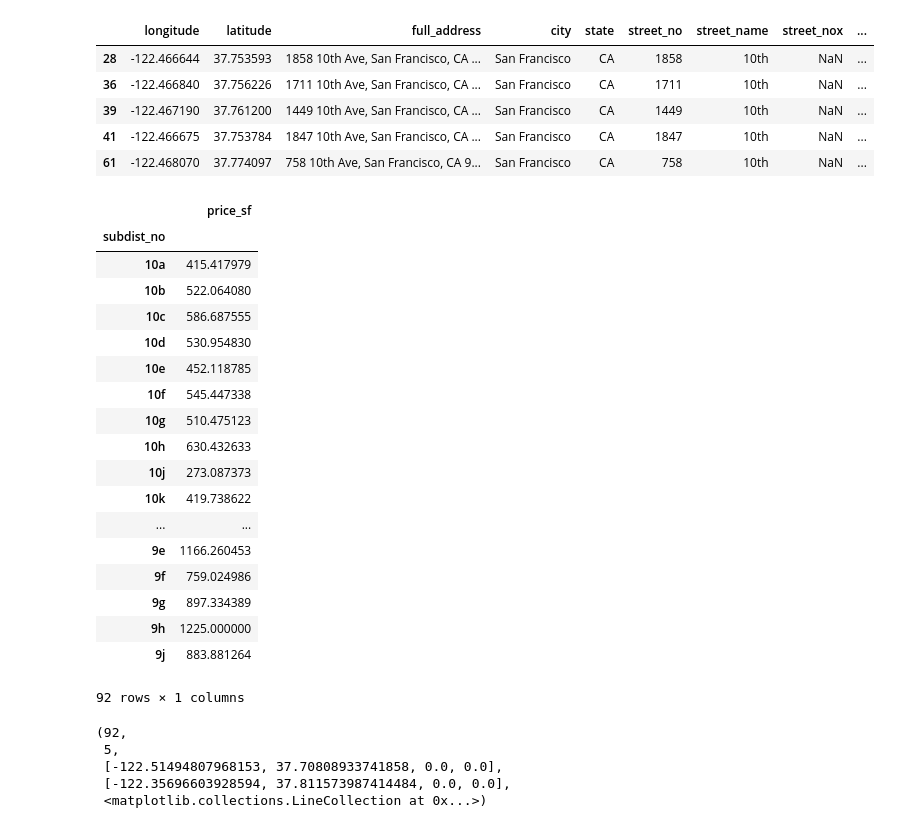
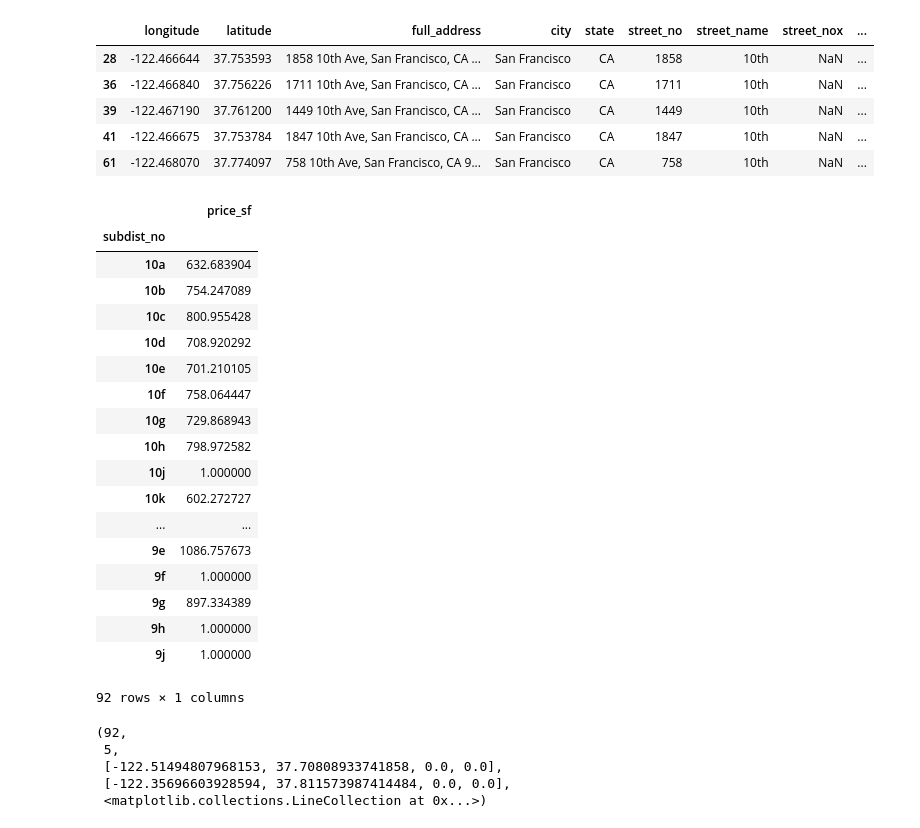
Before and after one commit to Ahdeny/SF_Real_Estate_Project, a Jupyter notebook: SF Map Code Master.ipynb, the cells around one changed output. Drawn from its saved outputs; the diff is of its cells as text; code cells hidden in the pictures.

```diff
--- a/SF Map Code Master.ipynb
+++ b/SF Map Code Master.ipynb
@@ -111,8 +111,11 @@ dtype: object
 # %%
 # Fill sf zero values with the average sf by bedroom
 averagesf_data = temp_data.groupby('beds').sf.mean()
-temp_data.loc[(temp_data['sf'] == 0) & temp_data['beds'] == 0, 'sf'] = averagesf_data.loc[0]
 
-x = temp_data[temp_data['beds'] == 0]
+# Use average sf by bedroom for each 0 value in each bedroom group
+for i in range(0, 9):
+  temp_data.loc[(temp_data['sf'] == 0) & (temp_data['beds'] == i), 'sf'] = averagesf_data.loc[i]
 
-x.head()
+# Use 10,000sf for anything over 9 bedrooms
+temp_data.loc[temp_data['sf'] == 0, 'sf'] = 10000
+temp_data = temp_data.astype({'sf': int})
@@ -151,40 +147,40 @@ year_subset.head(5)
 | 61 | -122.468070 | 37.774097 | 758 10th Ave, San Francisco, CA 9... | San Francisco | CA | 758 | 10th | NaN | ... |
 # %%
 # Create summary data by neighborhood
-neighborhood_data = pd.DataFrame({'price_sf': sf_data.groupby('subdist_no').apply(
+neighborhood_data = pd.DataFrame({'price_sf': year_subset.groupby('subdist_no').apply(
                                    lambda x: sum(x['sale_price'])/sum(x['sf']))})
 
 # Initialize the neighborhoods that have no data
 for key, val in neighborhood_dict.items():
 
   if any(neighborhood_data.index.str.contains(val)) == False:
     neighborhood_data.loc[val] = [1]
 
 # Initialize the parks that have no data
 neighborhood_data.loc['12a'] = [1]
 neighborhood_data.loc['12b'] = [1]
 neighborhood_data.loc['12c'] = [1]
 
 neighborhood_data.sort_values(by=['subdist_no'])
 # %% [output]
 |  | price_sf |
 | subdist_no |  |
-| 10a | 415.417979 |
-| 10b | 522.064080 |
-| 10c | 586.687555 |
-| 10d | 530.954830 |
-| 10e | 452.118785 |
-| 10f | 545.447338 |
-| 10g | 510.475123 |
-| 10h | 630.432633 |
-| 10j | 273.087373 |
-| 10k | 419.738622 |
+| 10a | 632.683904 |
+| 10b | 754.247089 |
+| 10c | 800.955428 |
+| 10d | 708.920292 |
+| 10e | 701.210105 |
+| 10f | 758.064447 |
+| 10g | 729.868943 |
+| 10h | 798.972582 |
+| 10j | 1.000000 |
+| 10k | 602.272727 |
 | ... | ... |
-| 9e | 1166.260453 |
-| 9f | 759.024986 |
+| 9e | 1086.757673 |
+| 9f | 1.000000 |
 | 9g | 897.334389 |
-| 9h | 1225.000000 |
-| 9j | 883.881264 |
+| 9h | 1.000000 |
+| 9j | 1.000000 |
 92 rows × 1 columns
 # %%
 # Download the geo files from github
```
Also changed, not shown: parts of 3 cells of this notebook.
